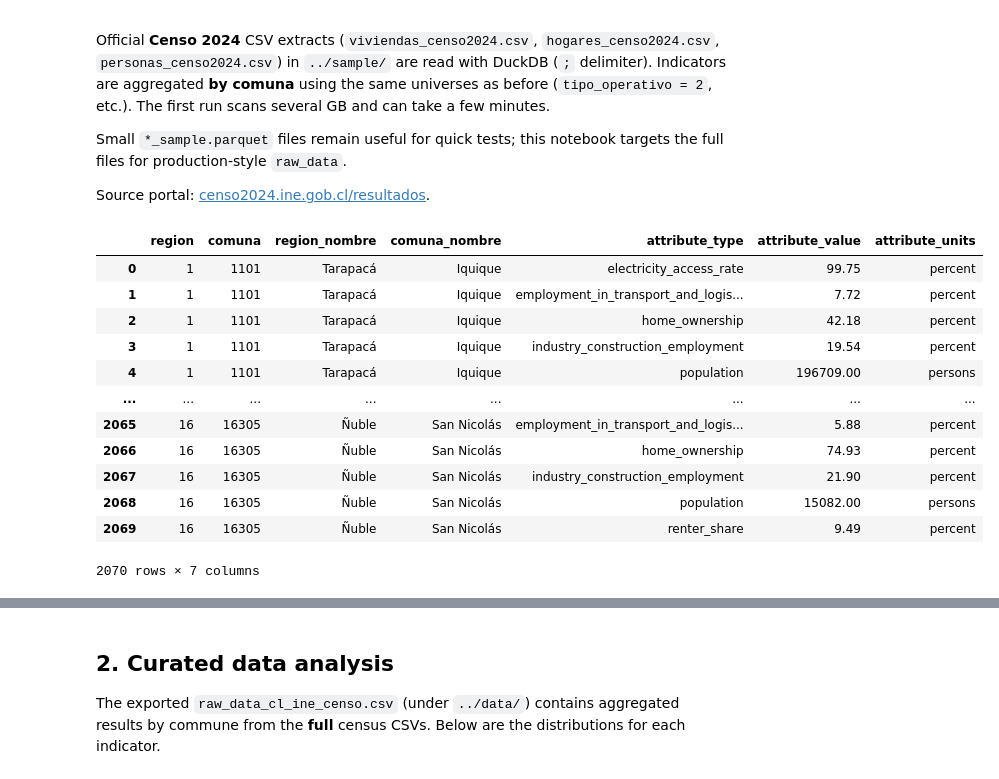
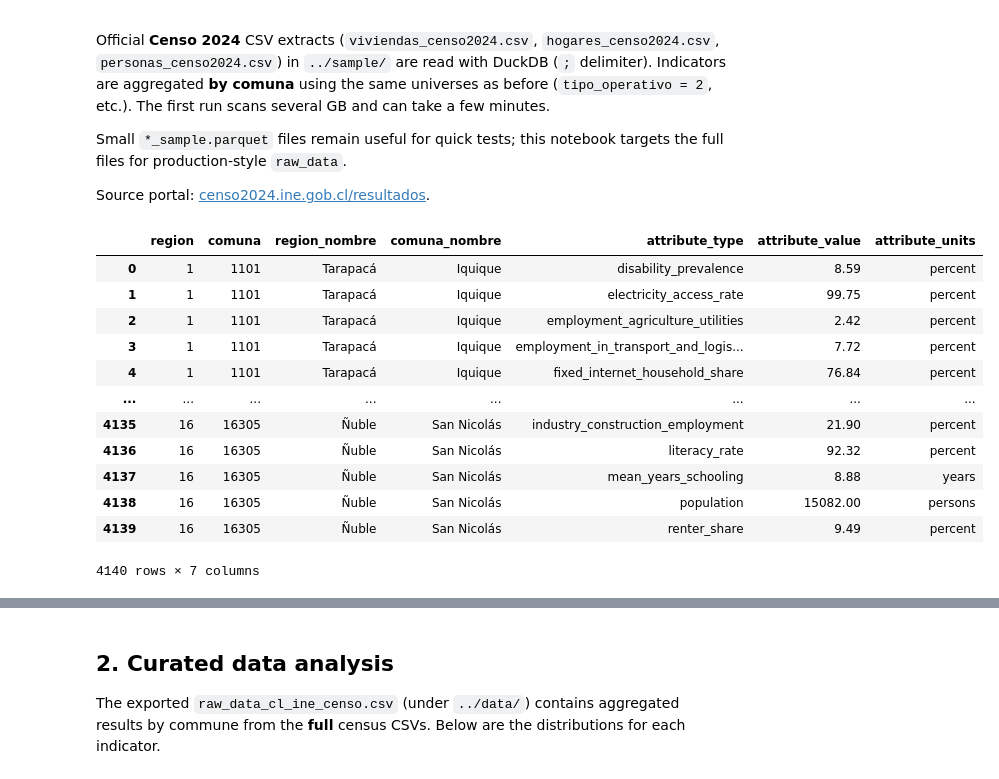
Before and after one commit to Open-Earth-Foundation/CityCatalyst-global-data, a Jupyter notebook: dataset-review/reviews/cl-ine/cl-ine-censo/releases/2024/notebook/exploration.ipynb, the cells around one changed output, grey strips where cells are left out. Cells and saved outputs as stored; diff of their text form; code cells hidden in the pictures.

```diff
--- a/dataset-review/reviews/cl-ine/cl-ine-censo/releases/2024/notebook/exploration.ipynb
+++ b/dataset-review/reviews/cl-ine/cl-ine-censo/releases/2024/notebook/exploration.ipynb
@@ -61,7 +70,8 @@ vivi AS (
 hog AS (
   SELECT region, comuna,
     COUNT(*) FILTER (WHERE p12_tenencia_viv IN (1,2)) * 100.0 / NULLIF(COUNT(*), 0) AS home_ownership_pct,
-    COUNT(*) FILTER (WHERE p12_tenencia_viv IN (3,4)) * 100.0 / NULLIF(COUNT(*), 0) AS renter_share_pct
+    COUNT(*) FILTER (WHERE p12_tenencia_viv IN (3,4)) * 100.0 / NULLIF(COUNT(*), 0) AS renter_share_pct,
+    COUNT(*) FILTER (WHERE p15d_serv_internet_fija = 1) * 100.0 / NULLIF(COUNT(*) FILTER (WHERE p15d_serv_internet_fija IN (1,2)), 0) AS fixed_internet_household_share_pct
   FROM {_csv}
   WHERE tipo_operativo = 2 AND p12_tenencia_viv IN (1,2,3,4,5,6,7,8,9)
   GROUP BY region, comuna
@@ -69,10 +79,21 @@ hog AS (
 emp AS (
   SELECT region, comuna,
     COUNT(*) FILTER (WHERE cod_caenes IN ('B','C','F')) * 100.0 / NULLIF(COUNT(*), 0) AS industry_construction_pct,
-    COUNT(*) FILTER (WHERE cod_caenes = 'H') * 100.0 / NULLIF(COUNT(*), 0) AS transport_logistics_pct
+    COUNT(*) FILTER (WHERE cod_caenes = 'H') * 100.0 / NULLIF(COUNT(*), 0) AS transport_logistics_pct,
+    COUNT(*) FILTER (WHERE cod_caenes IN ('A','D','E')) * 100.0 / NULLIF(COUNT(*), 0) AS agriculture_utilities_employment_pct
   FROM {_csv}
   WHERE tipo_operativo = 2 AND sit_fuerza_trabajo = 1
     AND cod_caenes IN ('A','B','C','D','E','F','G','H','I','J','K','L','M','N','O','P','Q','R','S','T','U')
+  GROUP BY region, comuna
+),
+pers_soc AS (
+  SELECT region, comuna,
+    COUNT(*) FILTER (WHERE discapacidad = 1) * 100.0 / NULLIF(COUNT(*) FILTER (WHERE discapacidad IN (1,2)), 0) AS disability_prevalence_pct,
+    COUNT(*) FILTER (WHERE p28_autoid_pueblo = 1) * 100.0 / NULLIF(COUNT(*) FILTER (WHERE p28_autoid_pueblo IN (1,2)), 0) AS indigenous_identification_rate_pct,
+    COUNT(*) FILTER (WHERE p37_alfabet = 1) * 100.0 / NULLIF(COUNT(*) FILTER (WHERE p37_alfabet IN (1,2)), 0) AS literacy_rate_pct,
+    AVG(escolaridad) FILTER (WHERE escolaridad BETWEEN 0 AND 24) AS mean_years_schooling
+  FROM {_csv}
+  WHERE tipo_operativo = 2
   GROUP BY region, comuna
 ),
 pop AS (
@@ -83,58 +104,77 @@ pop AS (
 ),
 joined AS (
   SELECT
-    COALESCE(v.region, h.region, e.region, p.region) AS region,
-    COALESCE(v.comuna, h.comuna, e.comuna, p.comuna) AS comuna,
+    COALESCE(v.region, h.region, e.region, p.region, s.region) AS region,
+    COALESCE(v.comuna, h.comuna, e.comuna, p.comuna, s.comuna) AS comuna,
     ROUND(v.electricity_access_rate_pct, 2) AS electricity_access_rate_pct,
     ROUND(h.home_ownership_pct, 2) AS home_ownership_pct,
     ROUND(h.renter_share_pct, 2) AS renter_share_pct,
+    ROUND(h.fixed_internet_household_share_pct, 2) AS fixed_internet_household_share_pct,
     ROUND(e.industry_construction_pct, 2) AS industry_construction_pct,
     ROUND(e.transport_logistics_pct, 2) AS transport_logistics_pct,
-    p.population AS population
+    ROUND(e.agriculture_utilities_employment_pct, 2) AS agriculture_utilities_employment_pct,
+    p.population AS population,
+    ROUND(s.disability_prevalence_pct, 2) AS disability_prevalence_pct,
+    ROUND(s.indigenous_identification_rate_pct, 2) AS indigenous_identification_rate_pct,
+    ROUND(s.literacy_rate_pct, 2) AS literacy_rate_pct,
+    ROUND(s.mean_years_schooling, 2) AS mean_years_schooling
   FROM vivi v
   FULL OUTER JOIN hog h ON v.region = h.region AND v.comuna = h.comuna
   FULL OUTER JOIN emp e ON COALESCE(v.region, h.region) = e.region AND COALESCE(v.comuna, h.comuna) = e.comuna
   FULL OUTER JOIN pop p ON COALESCE(v.region, h.region, e.region) = p.region AND COALESCE(v.comuna, h.comuna, e.comuna) = p.comuna
+  FULL OUTER JOIN pers_soc s ON COALESCE(v.region, h.region, e.region, p.region) = s.region AND COALESCE(v.comuna, h.comuna, e.comuna, p.comuna) = s.comuna
 ),
 with_names AS (
   SELECT j.*, rn.region_nombre, cn.comuna_nombre
   FROM joined j
   LEFT JOIN region_names rn ON j.region = rn.region
   LEFT JOIN comuna_names cn ON j.comuna = cn.comuna
 )
 SELECT region, comuna, region_nombre, comuna_nombre, attribute_type, attribute_value, attribute_units FROM (
   SELECT region, comuna, region_nombre, comuna_nombre, 'electricity_access_rate' AS attribute_type, electricity_access_rate_pct AS attribute_value, 'percent' AS attribute_units FROM with_names WHERE electricity_access_rate_pct IS NOT NULL
   UNION ALL
   SELECT region, comuna, region_nombre, comuna_nombre, 'home_ownership', home_ownership_pct, 'percent' FROM with_names WHERE home_ownership_pct IS NOT NULL
   UNION ALL
   SELECT region, comuna, region_nombre, comuna_nombre, 'renter_share', renter_share_pct, 'percent' FROM with_names WHERE renter_share_pct IS NOT NULL
   UNION ALL
   SELECT region, comuna, region_nombre, comuna_nombre, 'industry_construction_employment', industry_construction_pct, 'percent' FROM with_names WHERE industry_construction_pct IS NOT NULL
   UNION ALL
   SELECT region, comuna, region_nombre, comuna_nombre, 'employment_in_transport_and_logistics', transport_logistics_pct, 'percent' FROM with_names WHERE transport_logistics_pct IS NOT NULL
   UNION ALL
   SELECT region, comuna, region_nombre, comuna_nombre, 'population', CAST(population AS DOUBLE), 'persons' FROM with_names WHERE population IS NOT NULL
+  UNION ALL
+  SELECT region, comuna, region_nombre, comuna_nombre, 'fixed_internet_household_share', fixed_internet_household_share_pct, 'percent' FROM with_names WHERE fixed_internet_household_share_pct IS NOT NULL
+  UNION ALL
+  SELECT region, comuna, region_nombre, comuna_nombre, 'employment_agriculture_utilities', agriculture_utilities_employment_pct, 'percent' FROM with_names WHERE agriculture_utilities_employment_pct IS NOT NULL
+  UNION ALL
+  SELECT region, comuna, region_nombre, comuna_nombre, 'disability_prevalence', disability_prevalence_pct, 'percent' FROM with_names WHERE disability_prevalence_pct IS NOT NULL
+  UNION ALL
+  SELECT region, comuna, region_nombre, comuna_nombre, 'indigenous_identification_rate', indigenous_identification_rate_pct, 'percent' FROM with_names WHERE indigenous_identification_rate_pct IS NOT NULL
+  UNION ALL
+  SELECT region, comuna, region_nombre, comuna_nombre, 'literacy_rate', literacy_rate_pct, 'percent' FROM with_names WHERE literacy_rate_pct IS NOT NULL
+  UNION ALL
+  SELECT region, comuna, region_nombre, comuna_nombre, 'mean_years_schooling', mean_years_schooling, 'years' FROM with_names WHERE mean_years_schooling IS NOT NULL
 )
 ORDER BY region, comuna, attribute_type
 """,
-    [VIV_CSV, HOG_CSV, PER_CSV, PER_CSV],
+    [VIV_CSV, HOG_CSV, PER_CSV, PER_CSV, PER_CSV],
 ).df()
 
 df
 # %% [output]
 |  | region | comuna | region_nombre | comuna_nombre | attribute_type | attribute_value | attribute_units |
-| 0 | 1 | 1101 | Tarapacá | Iquique | electricity_access_rate | 99.75 | percent |
-| 1 | 1 | 1101 | Tarapacá | Iquique | employment_in_transport_and_logis... | 7.72 | percent |
-| 2 | 1 | 1101 | Tarapacá | Iquique | home_ownership | 42.18 | percent |
-| 3 | 1 | 1101 | Tarapacá | Iquique | industry_construction_employment | 19.54 | percent |
-| 4 | 1 | 1101 | Tarapacá | Iquique | population | 196709.00 | persons |
+| 0 | 1 | 1101 | Tarapacá | Iquique | disability_prevalence | 8.59 | percent |
+| 1 | 1 | 1101 | Tarapacá | Iquique | electricity_access_rate | 99.75 | percent |
+| 2 | 1 | 1101 | Tarapacá | Iquique | employment_agriculture_utilities | 2.42 | percent |
+| 3 | 1 | 1101 | Tarapacá | Iquique | employment_in_transport_and_logis... | 7.72 | percent |
+| 4 | 1 | 1101 | Tarapacá | Iquique | fixed_internet_household_share | 76.84 | percent |
 | ... | ... | ... | ... | ... | ... | ... | ... |
-| 2065 | 16 | 16305 | Ñuble | San Nicolás | employment_in_transport_and_logis... | 5.88 | percent |
-| 2066 | 16 | 16305 | Ñuble | San Nicolás | home_ownership | 74.93 | percent |
-| 2067 | 16 | 16305 | Ñuble | San Nicolás | industry_construction_employment | 21.90 | percent |
-| 2068 | 16 | 16305 | Ñuble | San Nicolás | population | 15082.00 | persons |
-| 2069 | 16 | 16305 | Ñuble | San Nicolás | renter_share | 9.49 | percent |
+| 4135 | 16 | 16305 | Ñuble | San Nicolás | industry_construction_employment | 21.90 | percent |
+| 4136 | 16 | 16305 | Ñuble | San Nicolás | literacy_rate | 92.32 | percent |
+| 4137 | 16 | 16305 | Ñuble | San Nicolás | mean_years_schooling | 8.88 | years |
+| 4138 | 16 | 16305 | Ñuble | San Nicolás | population | 15082.00 | persons |
+| 4139 | 16 | 16305 | Ñuble | San Nicolás | renter_share | 9.49 | percent |
-2070 rows × 7 columns
+4140 rows × 7 columns
 # %%
 labels = ["very low", "low", "medium", "high", "very high"]
 df["attribute_category"] = df.groupby("attribute_type")["attribute_value"].transform(
```
Also changed, not shown: parts of 3 cells of this notebook, 19 other files.
